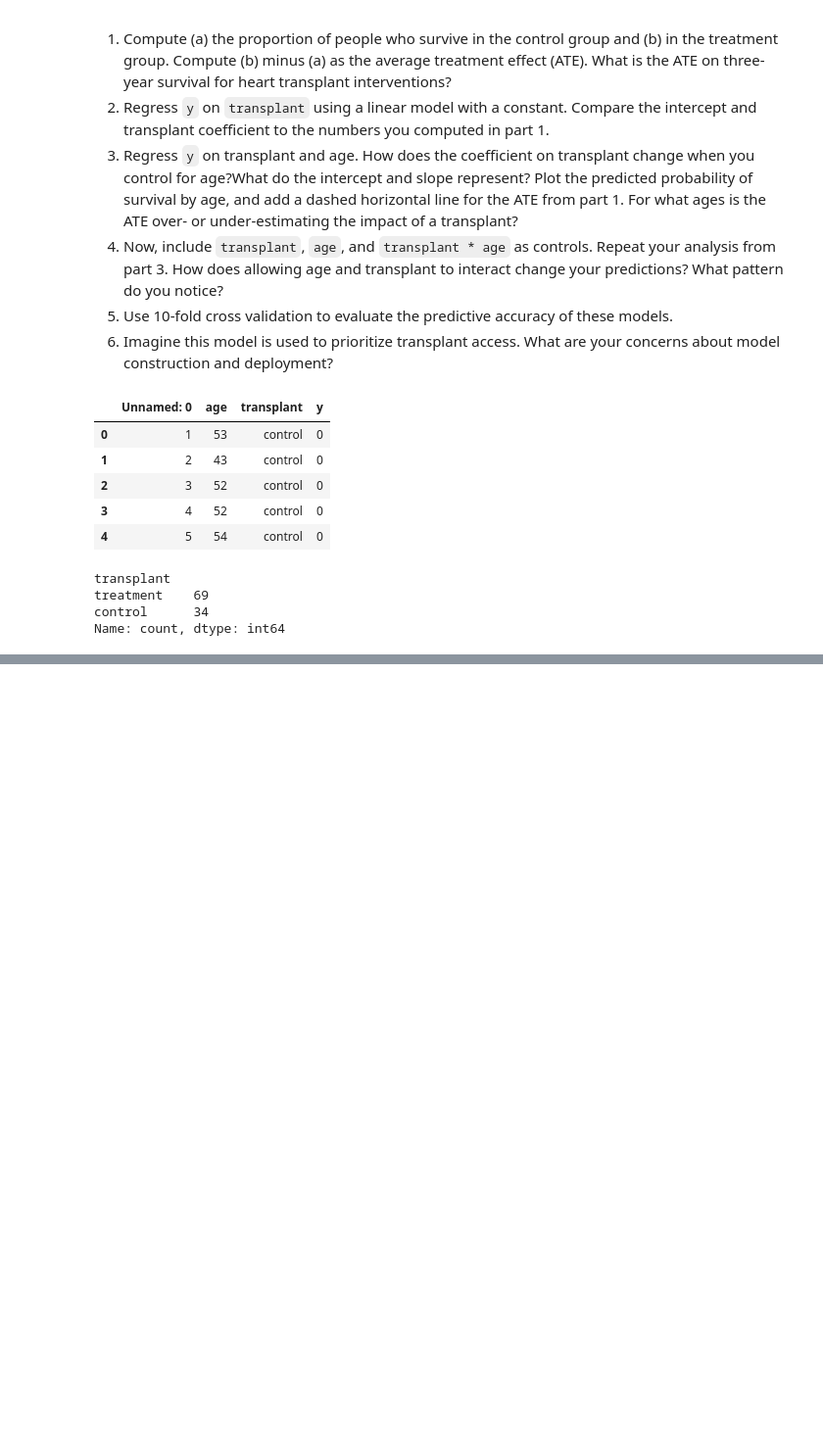
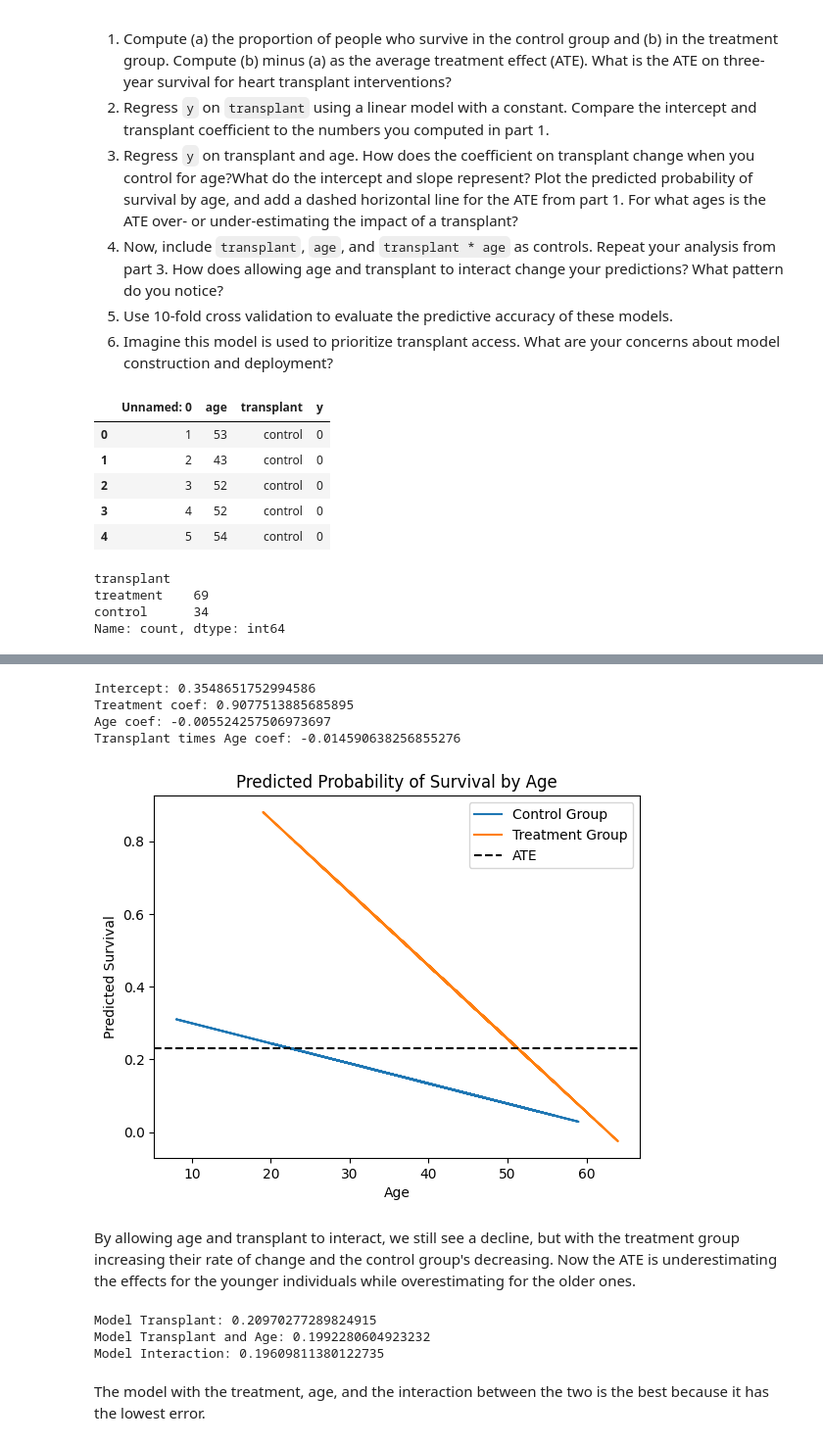
Before and after one commit to EmmyB47/undergrad_ml_assignments, a Jupyter notebook: 03_assignment_linear_models.ipynb, the cells around one changed output, grey strips where cells are left out. Shown at 98% size. Saved outputs shown, nothing was run; the diff lists cells and outputs as text; code cells hidden in the pictures; blank space fills up the shorter version.

```diff
--- a/03_assignment_linear_models.ipynb
+++ b/03_assignment_linear_models.ipynb
@@ -286,0 +495,71 @@ Name: count, dtype: int64
+# %%
+# part 4 - Now, include `transplant`, `age`, and `transplant * age`
+#  as controls. Repeat your analysis from part 3.
+# How does allowing age and transplant to interact
+# change your predictions?
+# What pattern do you notice?
+
+heart['trans_x_age'] = heart['transplant']* heart['age']
+
+x_multiply = heart[['transplant', 'age', 'trans_x_age']]
+y = heart['y']
+
+model_multiply = LinearRegression()
+model_multiply = model_multiply.fit(x_multiply,y)
+
+print('Intercept:', model_multiply.intercept_)
+print('Treatment coef:', model_multiply.coef_[0])
+print('Age coef:', model_multiply.coef_[1])
+print('Transplant times Age coef:', model_multiply.coef_[2])
+# %% [output]
+Intercept: 0.3548651752994586
+Treatment coef: 0.9077513885685895
+Age coef: -0.005524257506973697
+Transplant times Age coef: -0.014590638256855276
+# %%
+heart['pred_survival_txa'] = model_multiply.predict(x_multiply)
+
+control = heart[heart['transplant'] == 0]
+
+treat = heart[heart['transplant'] == 1]
+
+plt.plot(control['age'], control['pred_survival_txa'], label='Control Group')
+plt.plot(treat['age'], treat['pred_survival_txa'], label='Treatment Group')
+plt.axhline(y=ate, linestyle='--', color='black', label='ATE')
+
+plt.title('Predicted Probability of Survival by Age')
+plt.xlabel('Age')
+plt.ylabel('Predicted Survival')
+plt.legend()
+plt.show()
+# %% [output]
+[figure, added]
+# %% [markdown]
+By allowing age and transplant to interact, we still see a decline, but with the treatment group increasing their rate of change and the control group's decreasing. Now the ATE is underestimating the effects for the younger individuals while overestimating for the older ones.
+# %%
+# part 5
+
+from sklearn.model_selection import cross_val_score
+
+model_list = [model_tran, model_ta, model_multiply]
+x_vars = [x, x_ta, x_multiply]
+
+cv_scores_mean = []
+
+for i in range(len(model_list)):
+    model = model_list[i]
+    x_var = x_vars[i]
+
+    cv_scores = cross_val_score(model, x_var, y, cv=10, scoring="neg_mean_squared_error")
+    cv_scores_mean.append(-cv_scores.mean())
+
+
+print('Model Transplant:', cv_scores_mean[0])
+print('Model Transplant and Age:', cv_scores_mean[1])
+print('Model Interaction:', cv_scores_mean[2])
+# %% [output]
+Model Transplant: 0.20970277289824915
+Model Transplant and Age: 0.1992280604923232
+Model Interaction: 0.19609811380122735
+# %% [markdown]
+The model with the treatment, age, and the interaction between the two is the best because it has the lowest error.
```
Also changed, not shown: parts of 24 cells of this notebook.
